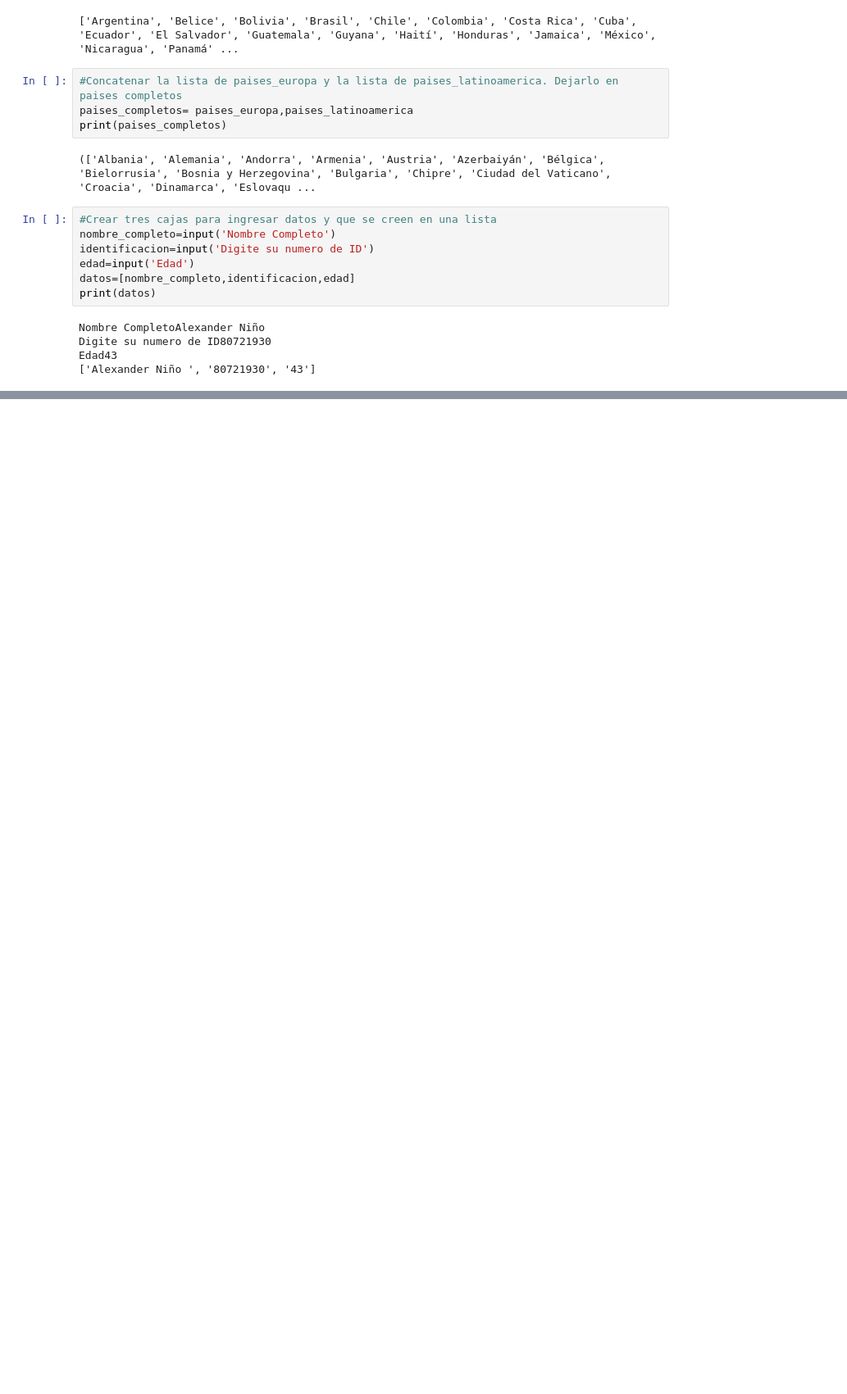
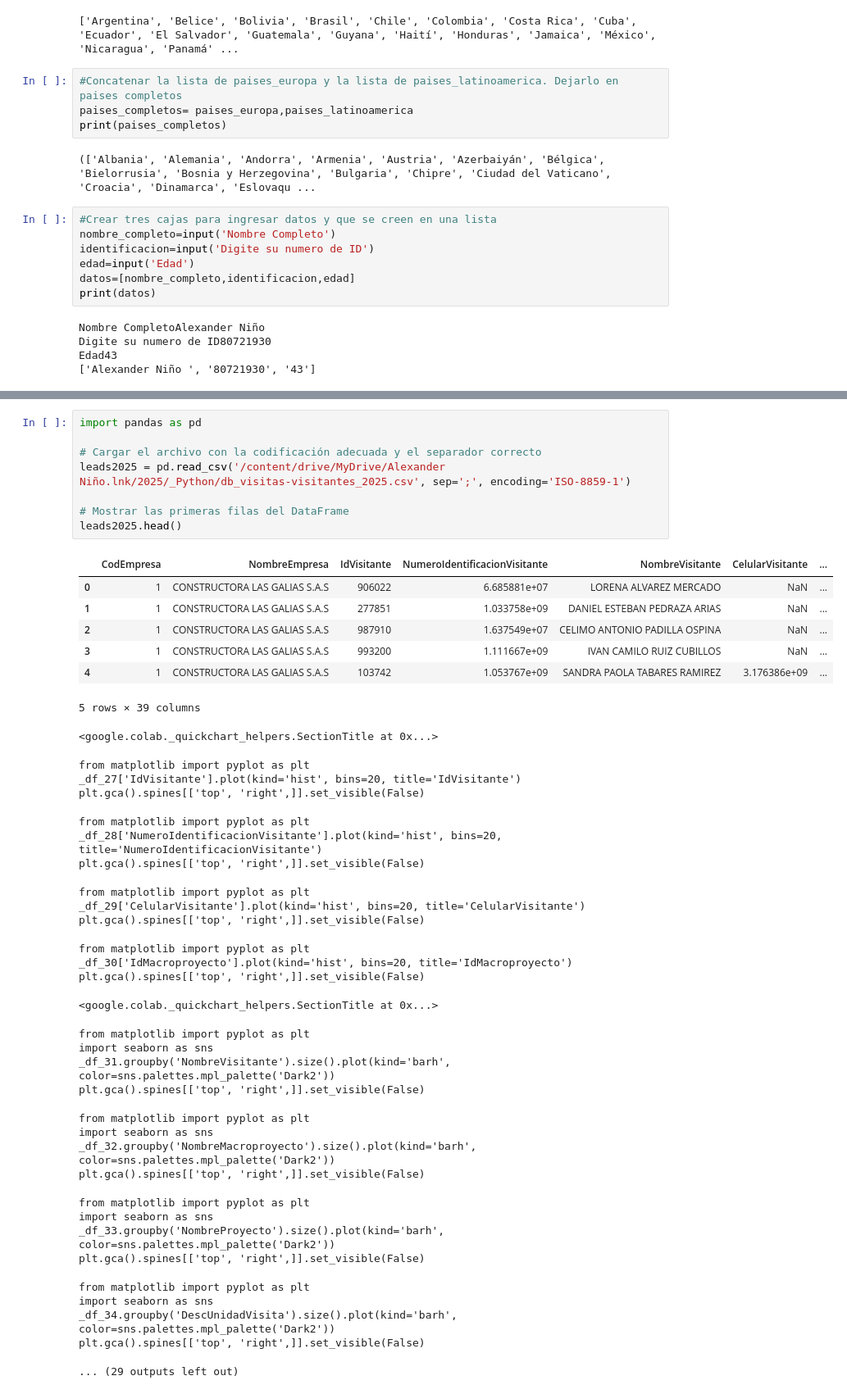
Before and after one commit to nomo82/python, a Jupyter notebook: Repaso_Python.ipynb, the cells around one changed output, grey strips where cells are left out. Shown at 82% size. Saved outputs shown, nothing was run; the diff lists cells and outputs as text; blank space fills up the shorter version.

```diff
--- a/Repaso_Python.ipynb
+++ b/Repaso_Python.ipynb
@@ -88,0 +185,47 @@ Edad43
+# %%
+import pandas as pd
+
+# Cargar el archivo con la codificación adecuada y el separador correcto
+leads2025 = pd.read_csv('/content/drive/MyDrive/Alexander Niño.lnk/2025/_Python/db_visitas-visitantes_2025.csv', sep=';', encoding='ISO-8859-1')
+
+# Mostrar las primeras filas del DataFrame
+leads2025.head()
+# %% [output]
+|  | CodEmpresa | NombreEmpresa | IdVisitante | NumeroIdentificacionVisitante | NombreVisitante | CelularVisitante | ... |
+| 0 | 1 | CONSTRUCTORA LAS GALIAS S.A.S | 906022 | 6.685881e+07 | LORENA ALVAREZ MERCADO | NaN | ... |
+| 1 | 1 | CONSTRUCTORA LAS GALIAS S.A.S | 277851 | 1.033758e+09 | DANIEL ESTEBAN PEDRAZA ARIAS | NaN | ... |
+| 2 | 1 | CONSTRUCTORA LAS GALIAS S.A.S | 987910 | 1.637549e+07 | CELIMO ANTONIO PADILLA OSPINA | NaN | ... |
+| 3 | 1 | CONSTRUCTORA LAS GALIAS S.A.S | 993200 | 1.111667e+09 | IVAN CAMILO RUIZ CUBILLOS | NaN | ... |
+| 4 | 1 | CONSTRUCTORA LAS GALIAS S.A.S | 103742 | 1.053767e+09 | SANDRA PAOLA TABARES RAMIREZ | 3.176386e+09 | ... |
+5 rows × 39 columns
+<google.colab._quickchart_helpers.SectionTitle at 0x...>
+from matplotlib import pyplot as plt
+_df_27['IdVisitante'].plot(kind='hist', bins=20, title='IdVisitante')
+plt.gca().spines[['top', 'right',]].set_visible(False)
+from matplotlib import pyplot as plt
+_df_28['NumeroIdentificacionVisitante'].plot(kind='hist', bins=20, title='NumeroIdentificacionVisitante')
+plt.gca().spines[['top', 'right',]].set_visible(False)
+from matplotlib import pyplot as plt
+_df_29['CelularVisitante'].plot(kind='hist', bins=20, title='CelularVisitante')
+plt.gca().spines[['top', 'right',]].set_visible(False)
+from matplotlib import pyplot as plt
+_df_30['IdMacroproyecto'].plot(kind='hist', bins=20, title='IdMacroproyecto')
+plt.gca().spines[['top', 'right',]].set_visible(False)
+<google.colab._quickchart_helpers.SectionTitle at 0x...>
+from matplotlib import pyplot as plt
+import seaborn as sns
+_df_31.groupby('NombreVisitante').size().plot(kind='barh', color=sns.palettes.mpl_palette('Dark2'))
+plt.gca().spines[['top', 'right',]].set_visible(False)
+from matplotlib import pyplot as plt
+import seaborn as sns
+_df_32.groupby('NombreMacroproyecto').size().plot(kind='barh', color=sns.palettes.mpl_palette('Dark2'))
+plt.gca().spines[['top', 'right',]].set_visible(False)
+from matplotlib import pyplot as plt
+import seaborn as sns
+_df_33.groupby('NombreProyecto').size().plot(kind='barh', color=sns.palettes.mpl_palette('Dark2'))
+plt.gca().spines[['top', 'right',]].set_visible(False)
+from matplotlib import pyplot as plt
+import seaborn as sns
+_df_34.groupby('DescUnidadVisita').size().plot(kind='barh', color=sns.palettes.mpl_palette('Dark2'))
+plt.gca().spines[['top', 'right',]].set_visible(False)
+... (29 outputs left out)
```
Also changed, not shown: parts of 8 cells of this notebook.
